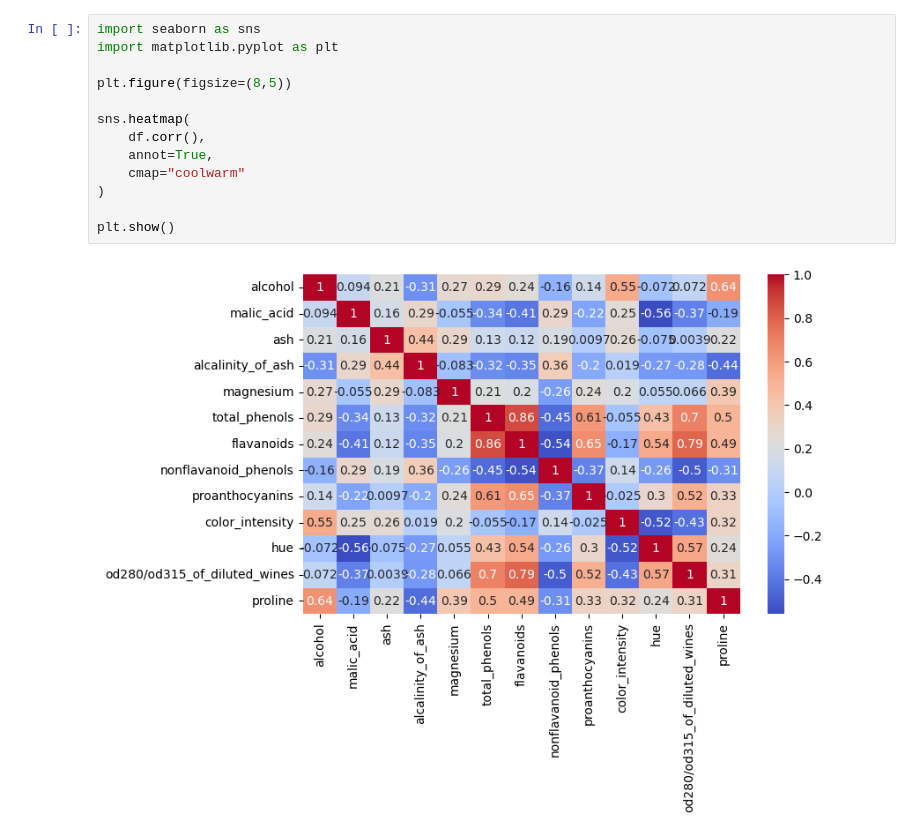
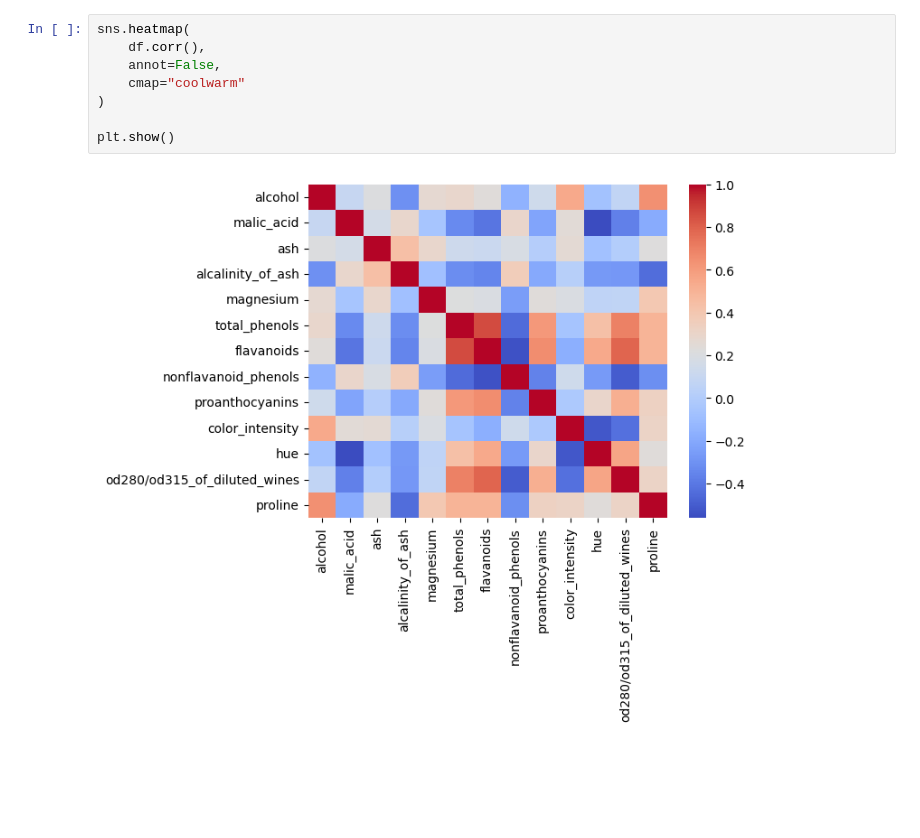
Before and after one commit to srinidhireddy786/PCA-analysis, a Jupyter notebook: notebook/eda.ipynb, the cells around one changed output. Saved outputs shown, nothing was run; the diff lists cells and outputs as text; blank space fills up the shorter version.

```diff
--- a/notebook/eda.ipynb
+++ b/notebook/eda.ipynb
@@ -72,15 +52,10 @@ dtype: int64
 # %%
-import seaborn as sns
-import matplotlib.pyplot as plt
-
-plt.figure(figsize=(8,5))
-
 sns.heatmap(
     df.corr(),
-    annot=True,
+    annot=False,
     cmap="coolwarm"
 )
 
 plt.show()
 # %% [output]
-[figure, old version]
+[figure, new version]
```
Also changed, not shown: parts of 12 cells of this notebook, 3 other files.
